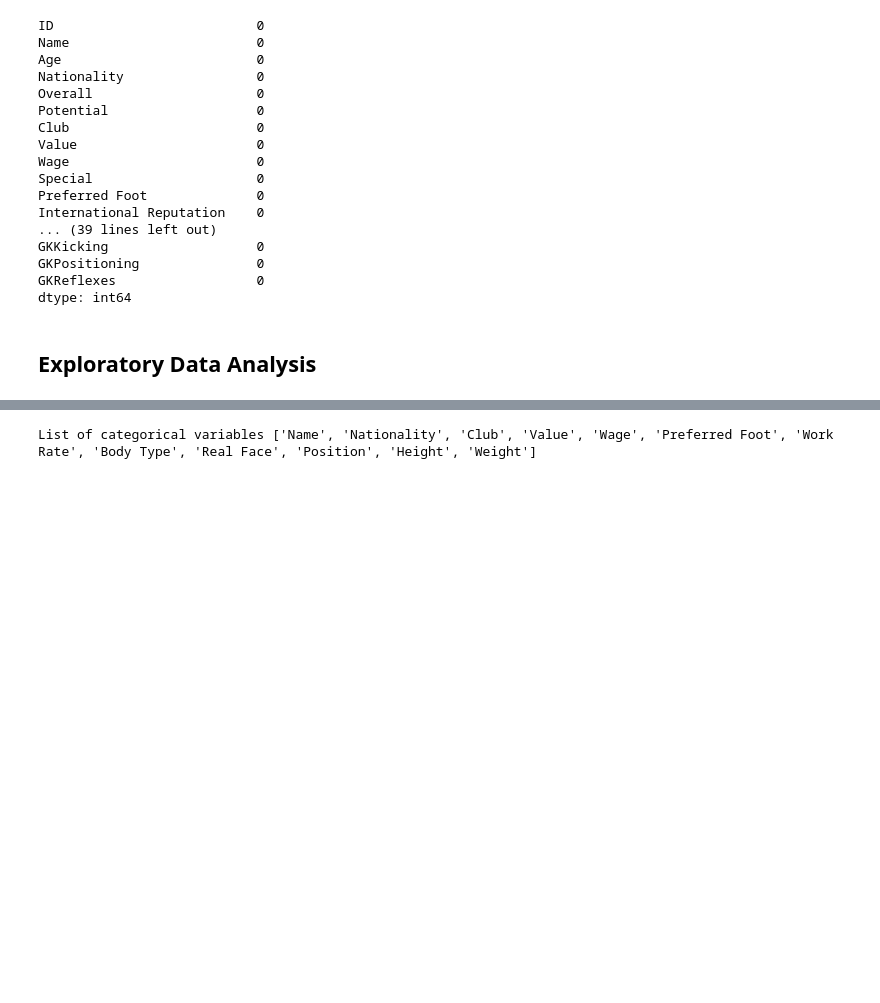
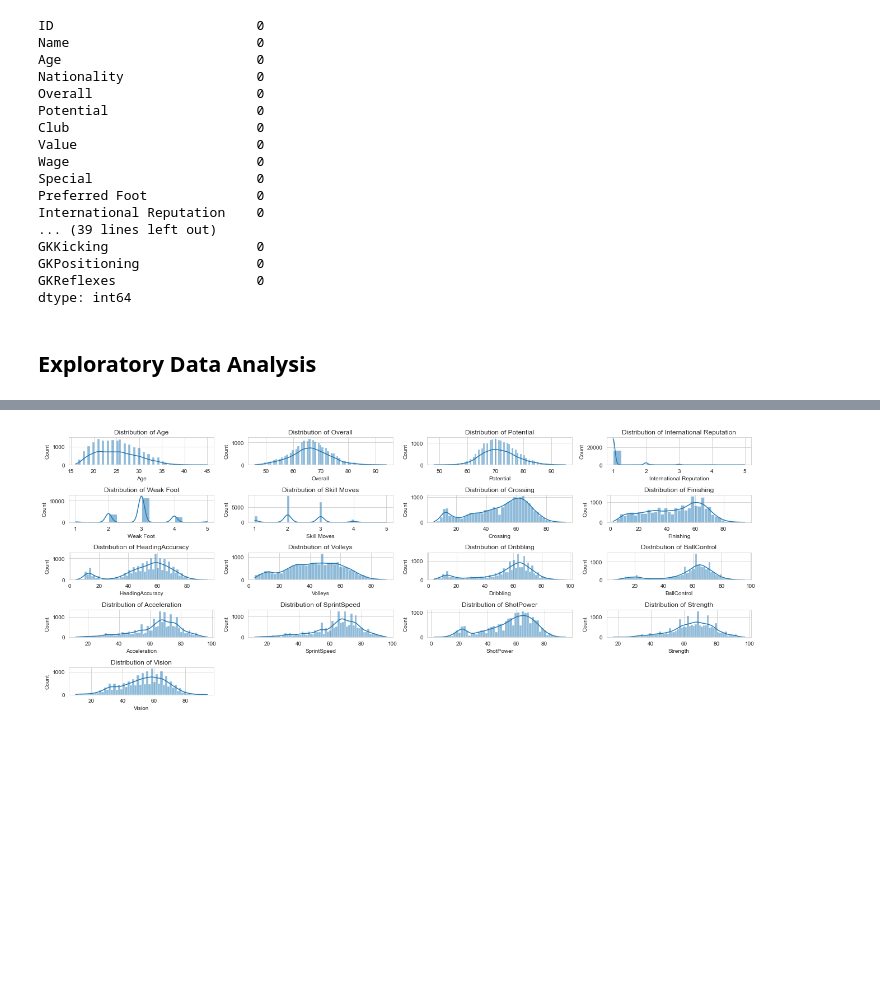
Before and after one commit to bulemi2/Football_Analysis, a Jupyter notebook: Analysis.ipynb, the cells around one changed output, grey strips where cells are left out. Saved outputs shown, nothing was run; the diff lists cells and outputs as text; code cells hidden in the pictures; blank space fills up the shorter version.

```diff
--- a/Analysis.ipynb
+++ b/Analysis.ipynb
@@ -248,12 +362,22 @@ List of categorical variables ['Name', 'Nationality', 'Club', 'Value', 'Wage', '
-# %%
-numerical = [ cat for cat in df.columns if df[cat].dtypes !='O']
-print('List of categorical variables {}'.format(categorical))
-# %% [output]
-List of categorical variables ['Name', 'Nationality', 'Club', 'Value', 'Wage', 'Preferred Foot', 'Work Rate', 'Body Type', 'Real Face', 'Position', 'Height', 'Weight']
 # %%
-numerical_columns = ['ID', 'Age', 'Overall', 'Potential', 'Special', 'International Reputation',
-'Weak Foot', 'Skill Moves', 'Crossing', 'Finishing', 'HeadingAccuracy', 'ShortPassing', 'Volleys',
-'Dribbling', 'Curve', 'FKAccuracy', 'LongPassing', 'BallControl', 'Acceleration', 'SprintSpeed', 'Agility',
-'Reactions', 'Balance', 'ShotPower', 'Jumping', 'Stamina', 'Strength', 'LongShots', 'Aggression', 'Interceptions',
-'Positioning', 'Vision', 'Penalties', 'Composure', 'Marking', 'StandingTackle', 'SlidingTackle', 'GKDiving',
-'GKHandling', 'GKKicking', 'GKPositioning', 'GKReflexes']
+numerical_data = ['Age','Overall','Potential','International Reputation','Weak Foot','Skill Moves','Crossing','Finishing',
+ 'HeadingAccuracy','Volleys','Dribbling','BallControl','Acceleration','SprintSpeed','ShotPower','Strength','Vision']
+# %%
+# Define the number of rows and columns for subplots
+rows = 10  # Number of rows for subplots
+cols = 4  # Number of columns for subplots
+
+fig, axes = plt.subplots(rows, cols, figsize=(18, 14))
+axes = axes.ravel()  # Flatten the 2D array of subplots into a 1D array
+
+for i, column in enumerate(numerical_data):
+    sns.histplot(df[column], kde=True, ax=axes[i])
+    axes[i].set_title(f'Distribution of {column}')
+
+for i in range(len(numerical_data), rows * cols):
+    axes[i].axis('off')
+
+plt.tight_layout()
+plt.show()
+# %% [output]
+[figure, added]
```
Also changed, not shown: parts of 10 cells of this notebook.
